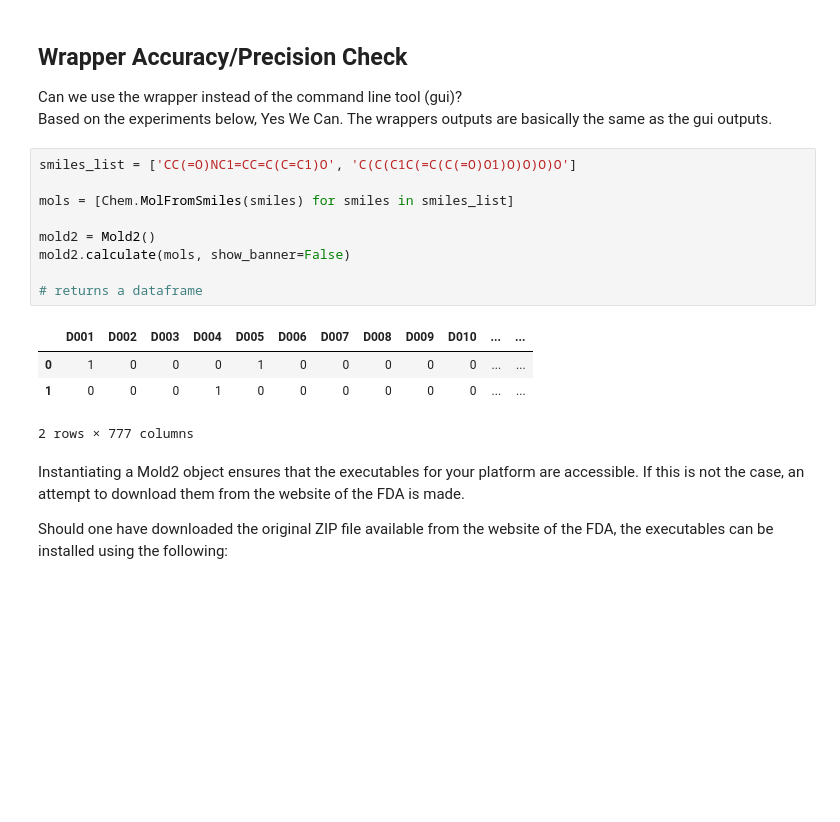
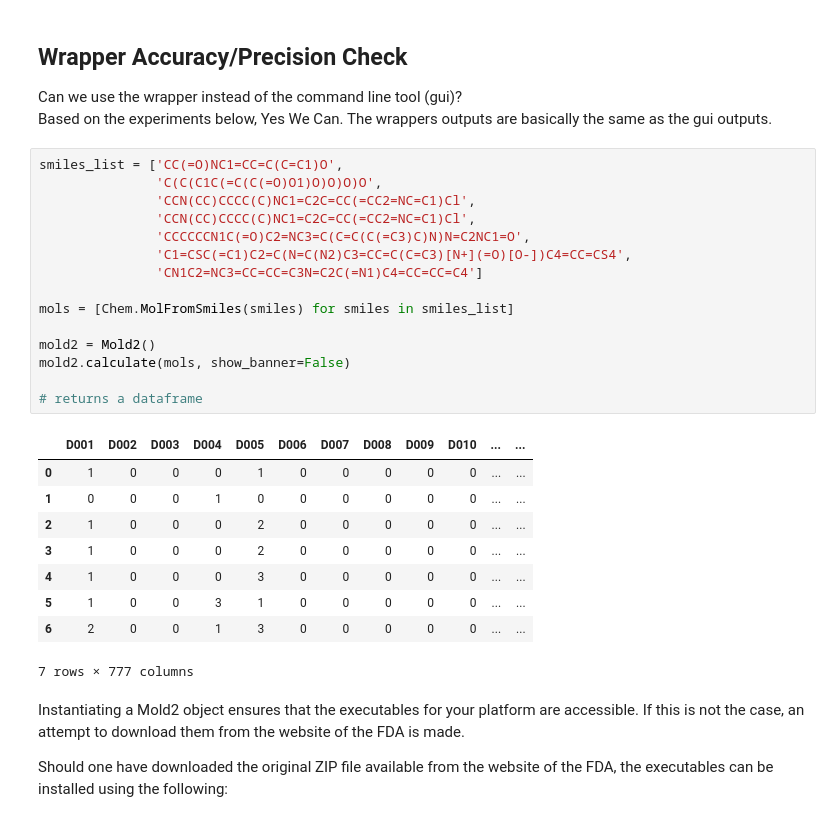
Before and after one commit to cyrilakafia/AICPred, a Jupyter notebook: pregame/backend.ipynb, the cells around one changed output. Drawn from its saved outputs; the diff is of its cells as text; blank space fills up the shorter version.

```diff
--- a/pregame/backend.ipynb
+++ b/pregame/backend.ipynb
@@ -70,19 +72,30 @@ array([[0.00548321, 0.9945168 ]], dtype=float32)
 Can we use the wrapper instead of the command line tool (gui)?
 Based on the experiments below, Yes We Can. The wrappers outputs are basically the same as the gui outputs.
 # %%
-smiles_list = ['CC(=O)NC1=CC=C(C=C1)O', 'C(C(C1C(=C(C(=O)O1)O)O)O)O']
+smiles_list = ['CC(=O)NC1=CC=C(C=C1)O',
+               'C(C(C1C(=C(C(=O)O1)O)O)O)O',
+               'CCN(CC)CCCC(C)NC1=C2C=CC(=CC2=NC=C1)Cl',
+               'CCN(CC)CCCC(C)NC1=C2C=CC(=CC2=NC=C1)Cl',
+               'CCCCCCN1C(=O)C2=NC3=C(C=C(C(=C3)C)N)N=C2NC1=O',
+               'C1=CSC(=C1)C2=C(N=C(N2)C3=CC=C(C=C3)[N+](=O)[O-])C4=CC=CS4',
+               'CN1C2=NC3=CC=CC=C3N=C2C(=N1)C4=CC=CC=C4']
 
 mols = [Chem.MolFromSmiles(smiles) for smiles in smiles_list]
 
 mold2 = Mold2()
 mold2.calculate(mols, show_banner=False)
 
 # returns a dataframe
 # %% [output]
 |  | D001 | D002 | D003 | D004 | D005 | D006 | D007 | D008 | D009 | D010 | ... | ... |
 | 0 | 1 | 0 | 0 | 0 | 1 | 0 | 0 | 0 | 0 | 0 | ... | ... |
 | 1 | 0 | 0 | 0 | 1 | 0 | 0 | 0 | 0 | 0 | 0 | ... | ... |
+| 2 | 1 | 0 | 0 | 0 | 2 | 0 | 0 | 0 | 0 | 0 | ... | ... |
+| 3 | 1 | 0 | 0 | 0 | 2 | 0 | 0 | 0 | 0 | 0 | ... | ... |
+| 4 | 1 | 0 | 0 | 0 | 3 | 0 | 0 | 0 | 0 | 0 | ... | ... |
+| 5 | 1 | 0 | 0 | 3 | 1 | 0 | 0 | 0 | 0 | 0 | ... | ... |
+| 6 | 2 | 0 | 0 | 1 | 3 | 0 | 0 | 0 | 0 | 0 | ... | ... |
-2 rows × 777 columns
+7 rows × 777 columns
 # %% [markdown]
 Instantiating a Mold2 object ensures that the executables for your platform are accessible. If this is not the case, an attempt to download them from the website of the FDA is made.
 
```
Also changed, not shown: parts of 19 cells of this notebook, 45 other files.
